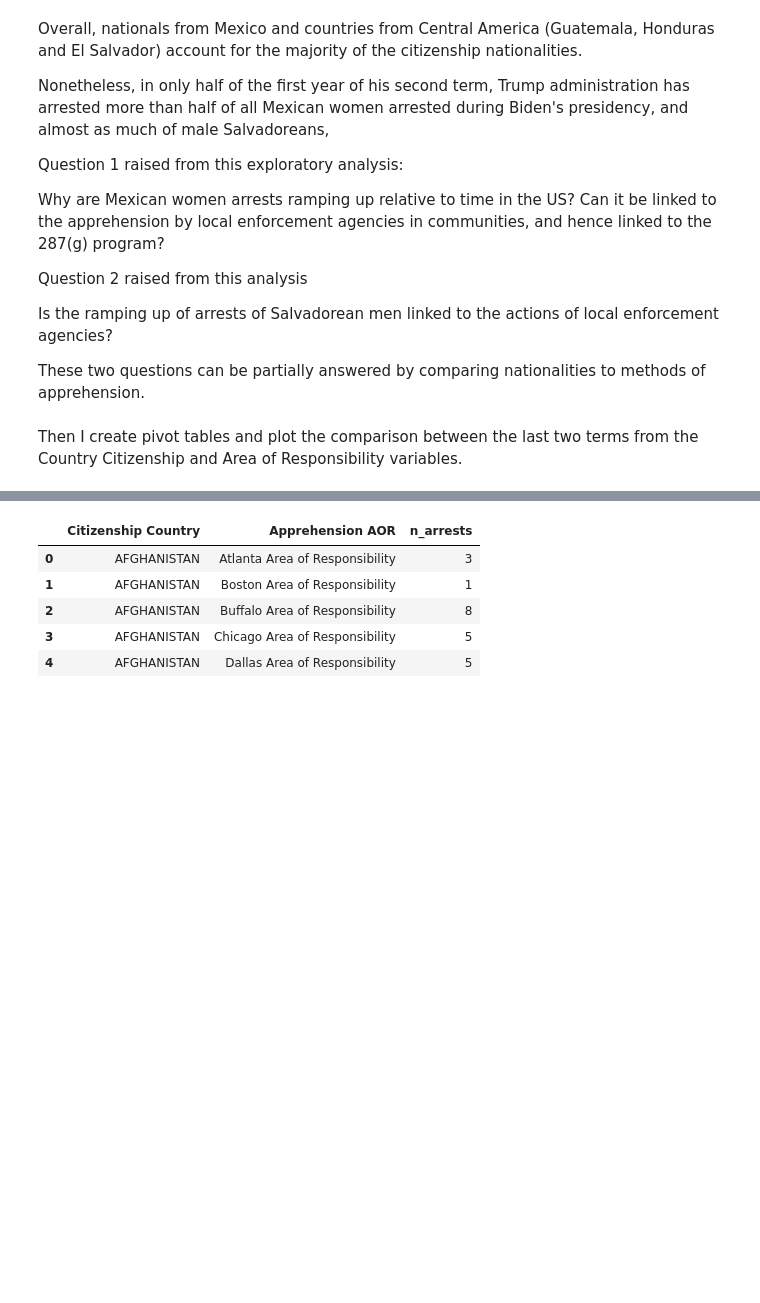
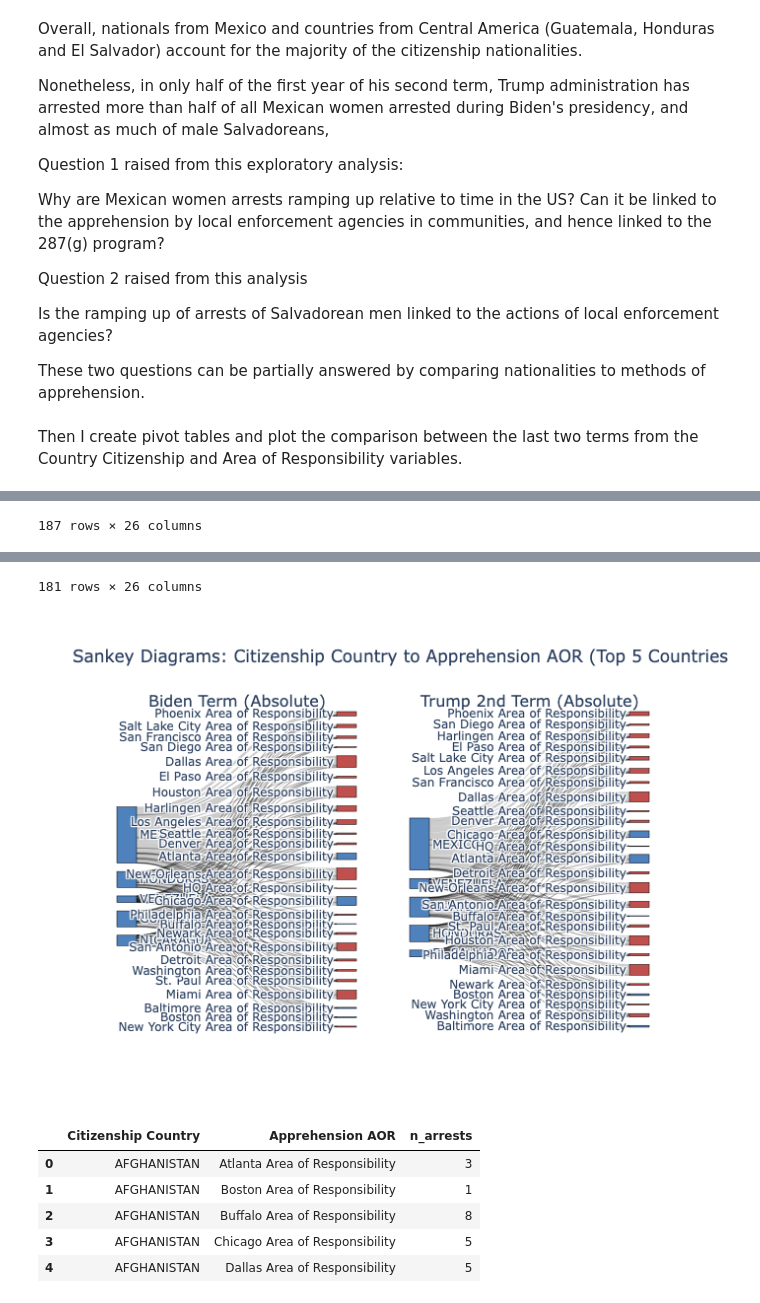
Before and after one commit to GibranMena/lighthouse_ice, a Jupyter notebook: _notebooks/full_report.ipynb, the cells around one changed output, grey strips where cells are left out. Drawn from its saved outputs; the diff is of its cells as text; code cells hidden in the pictures; blank space fills up the shorter version.

```diff
--- a/_notebooks/full_report.ipynb
+++ b/_notebooks/full_report.ipynb
@@ -679,4 +679,6 @@ fig.update_layout(
     width=1600
 )
 fig.write_image("outputs/figures/sankey_country_aor_biden_trump2_absolute.png")
-fig.show()
+# Embed PNG in notebook
+display(Image(filename="outputs/figures/sankey_country_aor_biden_trump2_absolute.png"))
+# %% [output]
@@ -682,0 +698 @@ fig.show()
+187 rows × 26 columns
@@ -683,3 +712,5 @@ fig.show()
+181 rows × 26 columns
+[figure, added]
 # %%
 # Create tidy (long-format) pivot tables for Citizenship Country x Apprehension AOR and save with tidy names
 
```
Also changed, not shown: parts of 2 cells of this notebook.
